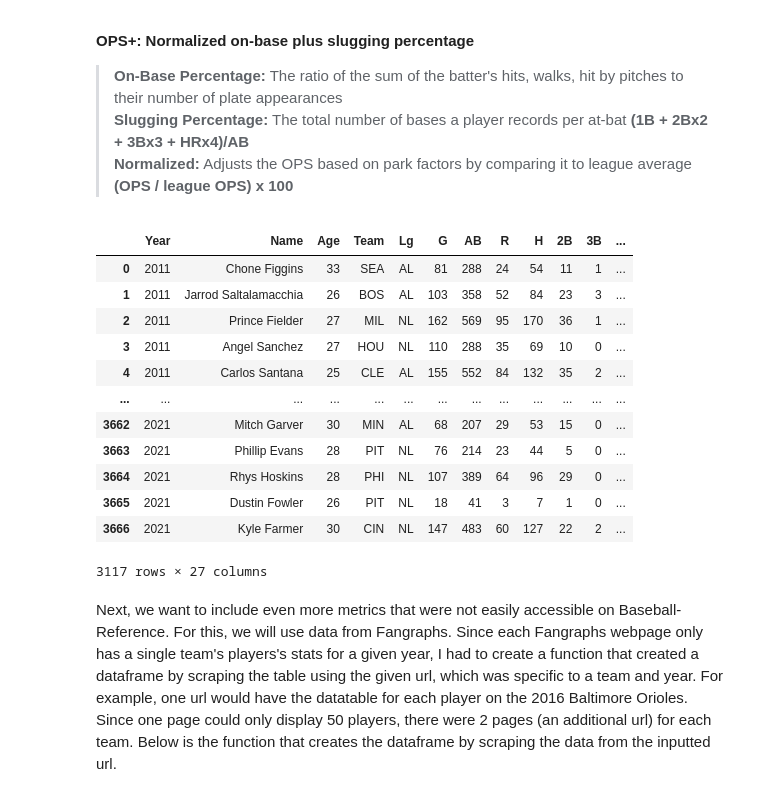
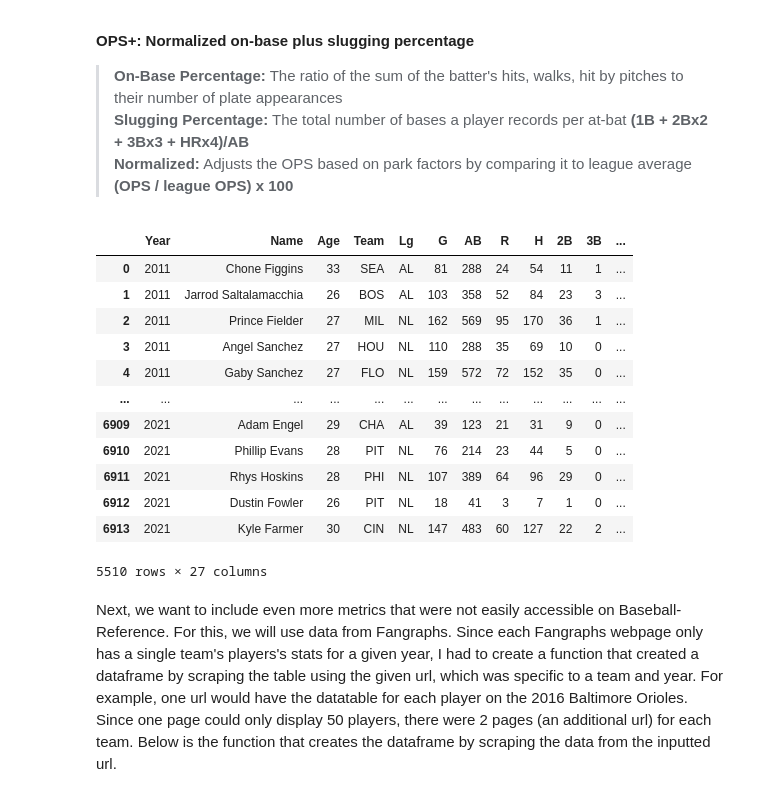
Before and after one commit to cjemm10/cjemm10, a Jupyter notebook: index.ipynb, the cells around one changed output. Saved outputs shown, nothing was run; the diff lists cells and outputs as text; code cells hidden in the pictures.

```diff
--- a/index.ipynb
+++ b/index.ipynb
@@ -151,6 +151,9 @@ names = names.assign(Year = salaries.Year.to_list())
 # Add the salaries to the names dataframe
 names = names.assign(Salary = salaries.Salary.to_list())
 
+names.Salary = names.Salary.str.replace(',', '')
+names.Salary = names.Salary.replace({'\$':''}, regex = True)
+
 # Assign names to the salaries variable
 salaries = names
 
@@ -208,42 +196,42 @@ Below, we are scraping WAR and OPS+ from Baseball-Reference:
 # %%
 # Scrape data from baseball reference .csv file
 baseball_reference_table = pd.read_csv('baseball-reference/batting.csv')
-baseball_reference_table = baseball_reference_table[['Name', 'Age', 'Year', 'Team', 'Lg', 'WAR', 'WAR_def', 'WAR_off', 'OPS_plus']]
+baseball_reference_table = baseball_reference_table[['Name', 'Age', 'Year', 'Lg', 'WAR', 'WAR_def', 'WAR_off', 'OPS_plus']]
 
 # Rename OPS_plus to OPS+
 baseball_reference_table = baseball_reference_table.rename(columns={'OPS_plus':'OPS+'})
 
 # Cast OPS+ column to integer
 baseball_reference_table['OPS+'] = baseball_reference_table['OPS+'].fillna(0)
 baseball_reference_table['OPS+'] = baseball_reference_table['OPS+'].astype(int)
 
 # Cast Age column to integer
 baseball_reference_table.Age = baseball_reference_table.Age.fillna(0)
 baseball_reference_table.Age = baseball_reference_table.Age.astype(int)
 
 # Merge dataframe from above with the nex dataframe
-batting_table = pd.merge(batting_table, baseball_reference_table, on=['Name', 'Year', 'Team', 'Lg'])
+batting_table = pd.merge(batting_table, baseball_reference_table, on=['Name', 'Year', 'Lg'])
 
 # Reorder the columns
 batting_table = batting_table[['Year', 'Name', 'Age', 'Team', 'Lg', 'G', 'AB', 'R', 'H', '2B', '3B', 'HR', 'RBI', 'SB', 'CS', \
-               'BB', 'SO', 'IBB', 'HBP', 'SH', 'SF', 'GIDP', 'OPS+', 'WAR', 'WAR_def', 'WAR_off', 'Salary']]
+                               'BB', 'SO', 'IBB', 'HBP', 'SH', 'SF', 'GIDP', 'OPS+', 'WAR', 'WAR_def', 'WAR_off', 'Salary']]
 
 batting_table = batting_table.drop_duplicates()
 batting_table
 # %% [output]
 |  | Year | Name | Age | Team | Lg | G | AB | R | H | 2B | 3B | ... |
 | 0 | 2011 | Chone Figgins | 33 | SEA | AL | 81 | 288 | 24 | 54 | 11 | 1 | ... |
 | 1 | 2011 | Jarrod Saltalamacchia | 26 | BOS | AL | 103 | 358 | 52 | 84 | 23 | 3 | ... |
 | 2 | 2011 | Prince Fielder | 27 | MIL | NL | 162 | 569 | 95 | 170 | 36 | 1 | ... |
 | 3 | 2011 | Angel Sanchez | 27 | HOU | NL | 110 | 288 | 35 | 69 | 10 | 0 | ... |
-| 4 | 2011 | Carlos Santana | 25 | CLE | AL | 155 | 552 | 84 | 132 | 35 | 2 | ... |
+| 4 | 2011 | Gaby Sanchez | 27 | FLO | NL | 159 | 572 | 72 | 152 | 35 | 0 | ... |
 | ... | ... | ... | ... | ... | ... | ... | ... | ... | ... | ... | ... | ... |
-| 3662 | 2021 | Mitch Garver | 30 | MIN | AL | 68 | 207 | 29 | 53 | 15 | 0 | ... |
-| 3663 | 2021 | Phillip Evans | 28 | PIT | NL | 76 | 214 | 23 | 44 | 5 | 0 | ... |
-| 3664 | 2021 | Rhys Hoskins | 28 | PHI | NL | 107 | 389 | 64 | 96 | 29 | 0 | ... |
-| 3665 | 2021 | Dustin Fowler | 26 | PIT | NL | 18 | 41 | 3 | 7 | 1 | 0 | ... |
-| 3666 | 2021 | Kyle Farmer | 30 | CIN | NL | 147 | 483 | 60 | 127 | 22 | 2 | ... |
+| 6909 | 2021 | Adam Engel | 29 | CHA | AL | 39 | 123 | 21 | 31 | 9 | 0 | ... |
+| 6910 | 2021 | Phillip Evans | 28 | PIT | NL | 76 | 214 | 23 | 44 | 5 | 0 | ... |
+| 6911 | 2021 | Rhys Hoskins | 28 | PHI | NL | 107 | 389 | 64 | 96 | 29 | 0 | ... |
+| 6912 | 2021 | Dustin Fowler | 26 | PIT | NL | 18 | 41 | 3 | 7 | 1 | 0 | ... |
+| 6913 | 2021 | Kyle Farmer | 30 | CIN | NL | 147 | 483 | 60 | 127 | 22 | 2 | ... |
-3117 rows × 27 columns
+5510 rows × 27 columns
 # %% [markdown]
 Next, we want to include even more metrics that were not easily accessible on Baseball-Reference. For this, we will use data from Fangraphs. Since each Fangraphs webpage only has a single team's players's stats for a given year, I had to create a function that created a dataframe by scraping the table using the given url, which was specific to a team and year. For example, one url would have the datatable for each player on the 2016 Baltimore Orioles. Since one page could only display 50 players, there were 2 pages (an additional url) for each team. Below is the function that creates the dataframe by scraping the data from the inputted url.
 # %%
```
Also changed, not shown: parts of 11 cells of this notebook.
